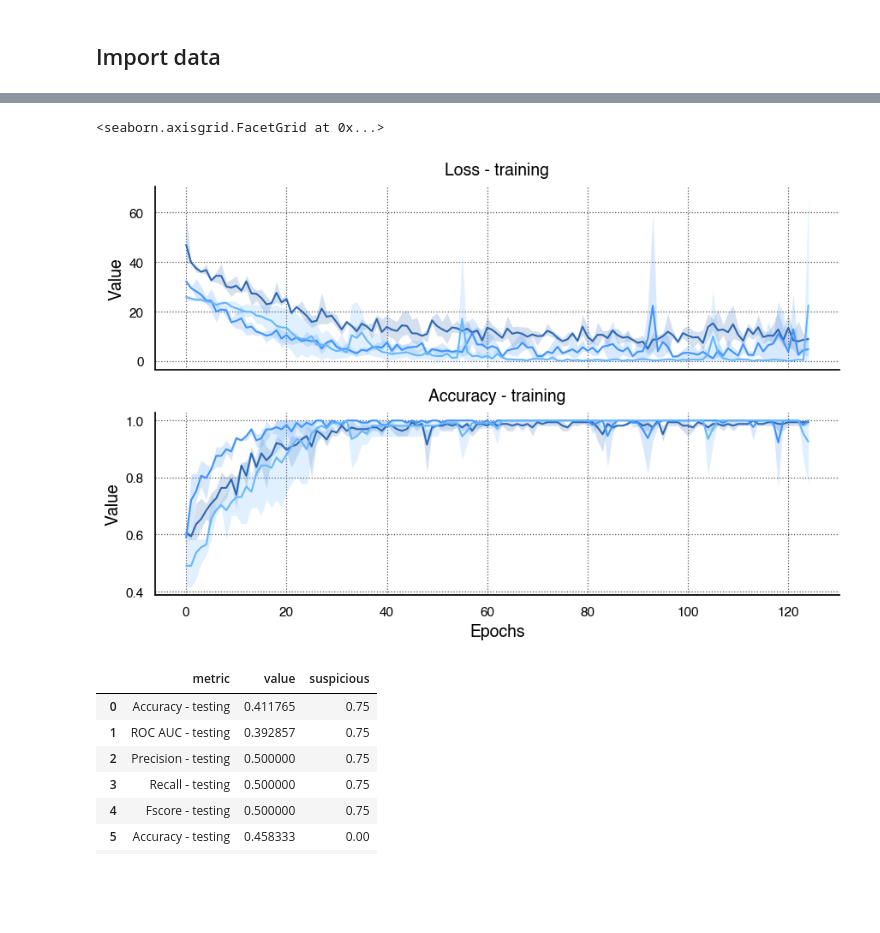
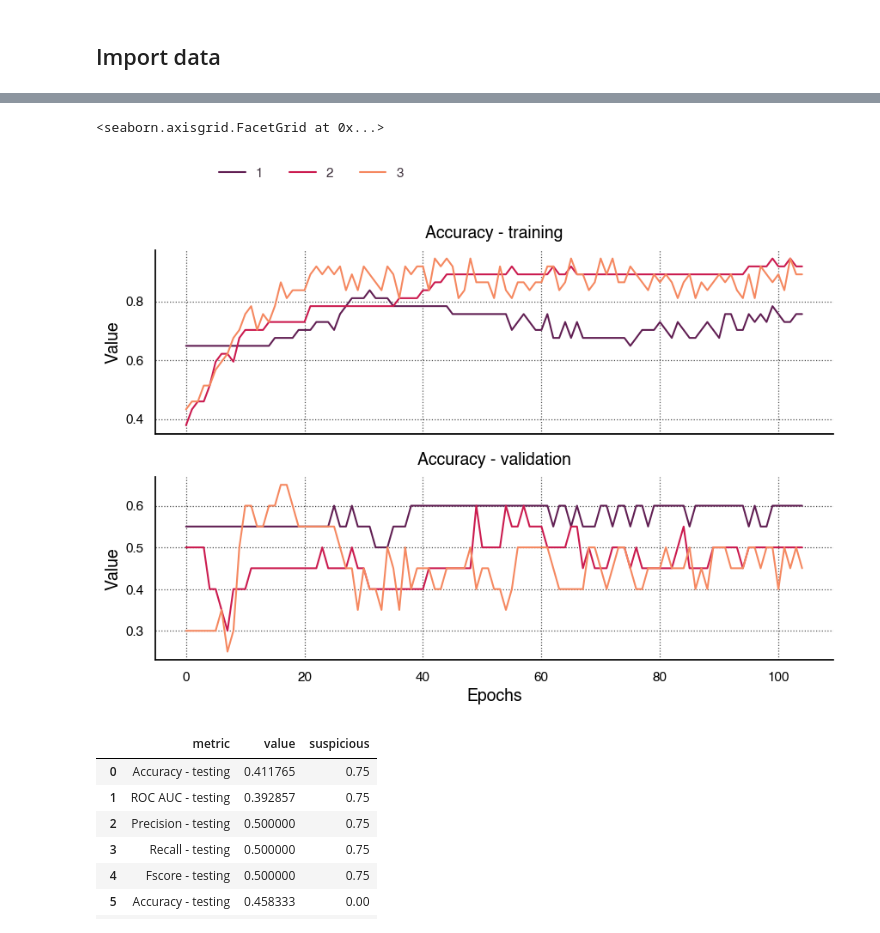
Before and after one commit to arnauddhaene/graphmel, a Jupyter notebook: notebooks/run-analysis.ipynb, the cells around one changed output, grey strips where cells are left out. Drawn from its saved outputs; the diff is of its cells as text; code cells hidden in the pictures; blank space fills up the shorter version.

```diff
--- a/notebooks/run-analysis.ipynb
+++ b/notebooks/run-analysis.ipynb
@@ -93,0 +61,21 @@ df
+# %%
+results_files = [
+    # (0.5, 'TRAIN_METRICS_2021-12-12 12:59:22.269245.csv'),
+    # (1.0, 'TRAIN_METRICS_2021-12-12 12:52:31.374146.csv'),
+    # (0.75, 'TRAIN_METRICS_2021-12-12 12:00:28.802609.csv'),
+    # (0.0, 'TRAIN_METRICS_2021-12-12 11:53:07.344919.csv'),
+    (0.25, 'TRAIN_METRICS_2021-12-12 11:38:23.871063.csv'),
+]
+
+df = pd.DataFrame()
+
+for name, filename in results_files:
+
+    tdf = pd.read_csv(os.path.join(ASSETS_DIR, 'results', filename), index_col=0)
+    tdf['run'] = name
+
+    tdf.reset_index(inplace=True)
+
+    df = pd.concat([df, tdf])
+
+df.reset_index(inplace=True)
@@ -93,0 +87,5 @@ df
+# %%
+df['ensemble'] = 0
+df['ensemble'].loc[0:419] = 1
+df['ensemble'].loc[420:839] = 2
+df['ensemble'].loc[840:] = 3
@@ -94,14 +108,14 @@ df
 # %%
-g = sns.FacetGrid(data=df, row='metric', sharey=False, height=3, aspect=3)
+g = sns.FacetGrid(data=df[df.metric.isin(['Accuracy - training', 'Accuracy - validation'])], row='metric', sharey=False, height=3, aspect=3)
 
-g.map_dataframe(sns.lineplot, x='step', y='value', hue='suspicious', palette=sns.color_palette(['#2d68b2', '#3f93ff', '#66b6ff']))
-# g.add_legend(loc="upper center", bbox_to_anchor=(0.5, 1.05), ncol=3)
+g.map_dataframe(sns.lineplot, x='step', y='value', hue='ensemble', palette=sns.color_palette("rocket", n_colors=3))
+g.add_legend(loc="upper center", bbox_to_anchor=(0.25, 1.10), ncol=5)
 
 g.set_axis_labels("Epochs", "Value")
 g.set_titles(row_template="{row_name}")
 # %% [output]
 <seaborn.axisgrid.FacetGrid at 0x...>
-[figure, old version]
+[figure, new version]
 # %%
 tf1 = pd.read_csv(
     os.path.join(ASSETS_DIR, 'results', 'TEST_METRICS_2021-12-01 21:15:18.817083.csv'),
```
Also changed, not shown: parts of 5 cells of this notebook, 9 other files.
